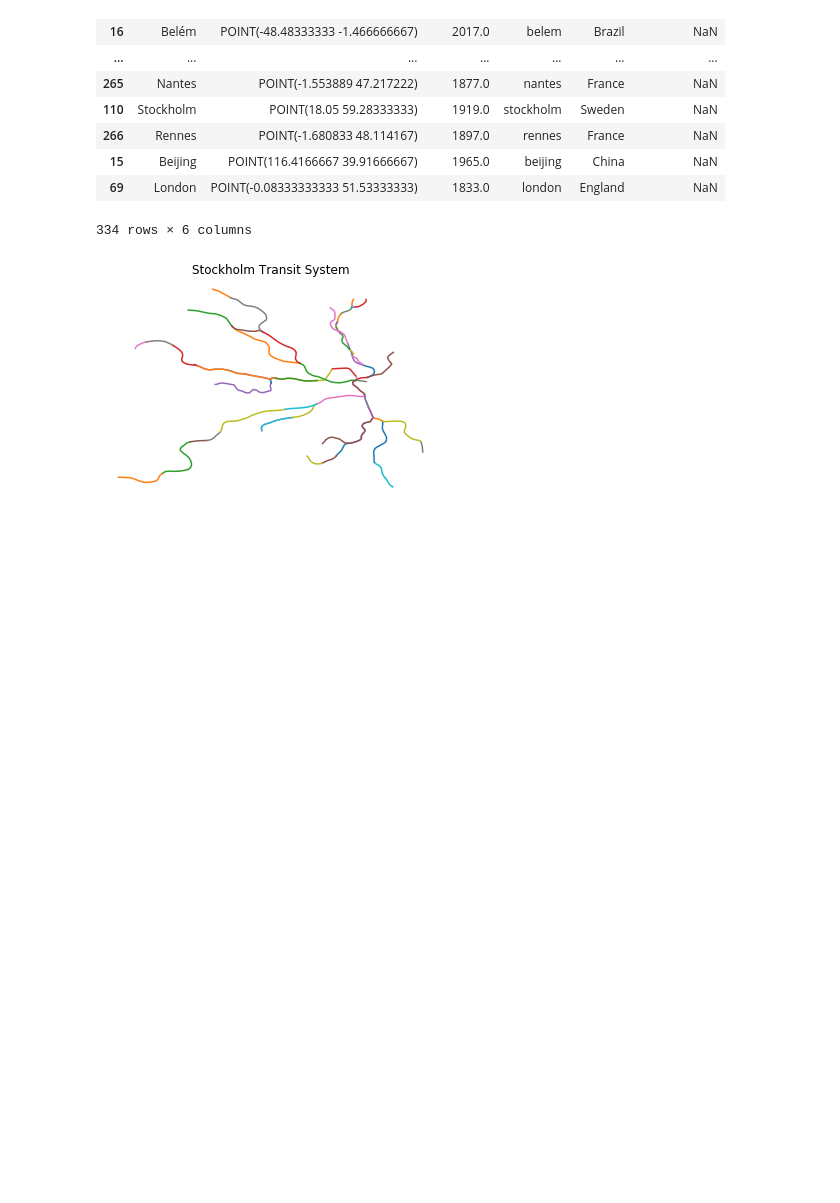
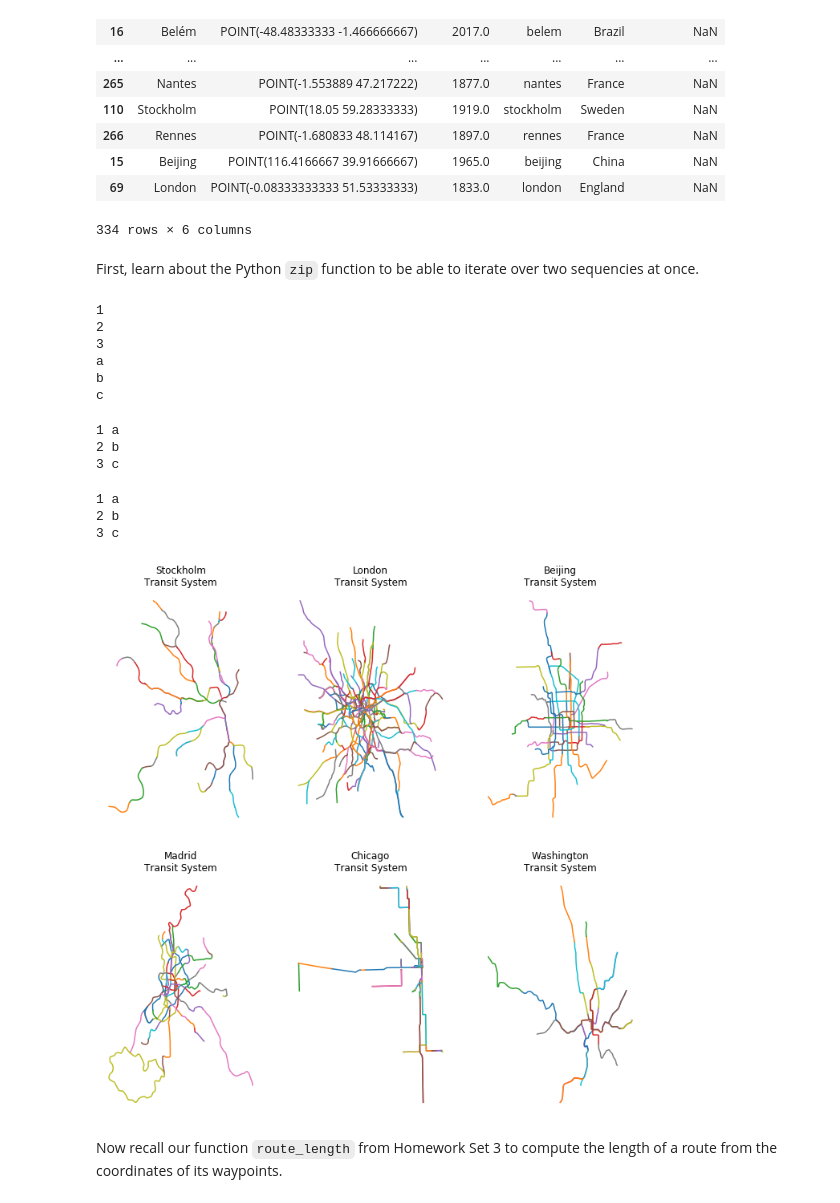
Before and after one commit to msds-5x01/python-programming-for-data-science, a Jupyter notebook: notebooks/CityLines.ipynb, the cells around one changed output. Drawn from its saved outputs; the diff is of its cells as text; code cells hidden in the pictures; blank space fills up the shorter version.

```diff
--- a/notebooks/CityLines.ipynb
+++ b/notebooks/CityLines.ipynb
@@ -154,3 +167,5 @@ cities
 | 15 | Beijing | POINT(116.4166667 39.91666667) | 1965.0 | beijing | China | NaN |
 | 69 | London | POINT(-0.08333333333 51.53333333) | 1833.0 | london | England | NaN |
 334 rows × 6 columns
+# %% [markdown]
+First, learn about the Python `zip` function to be able to iterate over two sequencies at once.
@@ -157,10 +175,46 @@ cities
+# %%
+for i in seq1:
+    print(i)
+for j in seq2:
+    print(j)
+# %% [output]
+1
+2
+3
+a
+b
+c
+# %%
+# iterate over both sequences at once
+for i in range(len(seq1)):
+    print(seq1[i], seq2[i])
+# %% [output]
+1 a
+2 b
+3 c
+# %%
+# same thing with zip
+for i, j in zip(seq1, seq2):
+    print(i, j)
+# %% [output]
+1 a
+2 b
+3 c
 # %%
-code = 110
-name = cities['name'][code]
-for line in tracks[tracks['city_id'] == code]['geometry']:
-    xy = parse_linestring(line)
-    plt.plot(xy[:,0], xy[:, 1])
-plt.title(f'{name} Transit System')
-plt.axis(False);
+codes = 110, 69, 15, 71, 147, 252
+
+fig, axx = plt.subplots(2, 3, figsize=(12, 12))
+
+for code, ax in zip(codes, axx.flatten()):
+    name = cities['name'][code]
+    for line in tracks[tracks['city_id'] == code]['geometry']:
+        xy = parse_linestring(line)
+        ax.plot(xy[:,0], xy[:, 1])
+    ax.set_title(f'{name}\nTransit System')
+    ax.axis(False);
+
+fig.savefig('map.png', dpi=300)
 # %% [output]
-[figure, old version]
+[figure, new version]
+# %% [markdown]
+Now recall our function `route_length` from Homework Set 3 to compute the length of a route from the coordinates of its waypoints.
```
Also changed, not shown: parts of 26 cells of this notebook, 3 other files.
